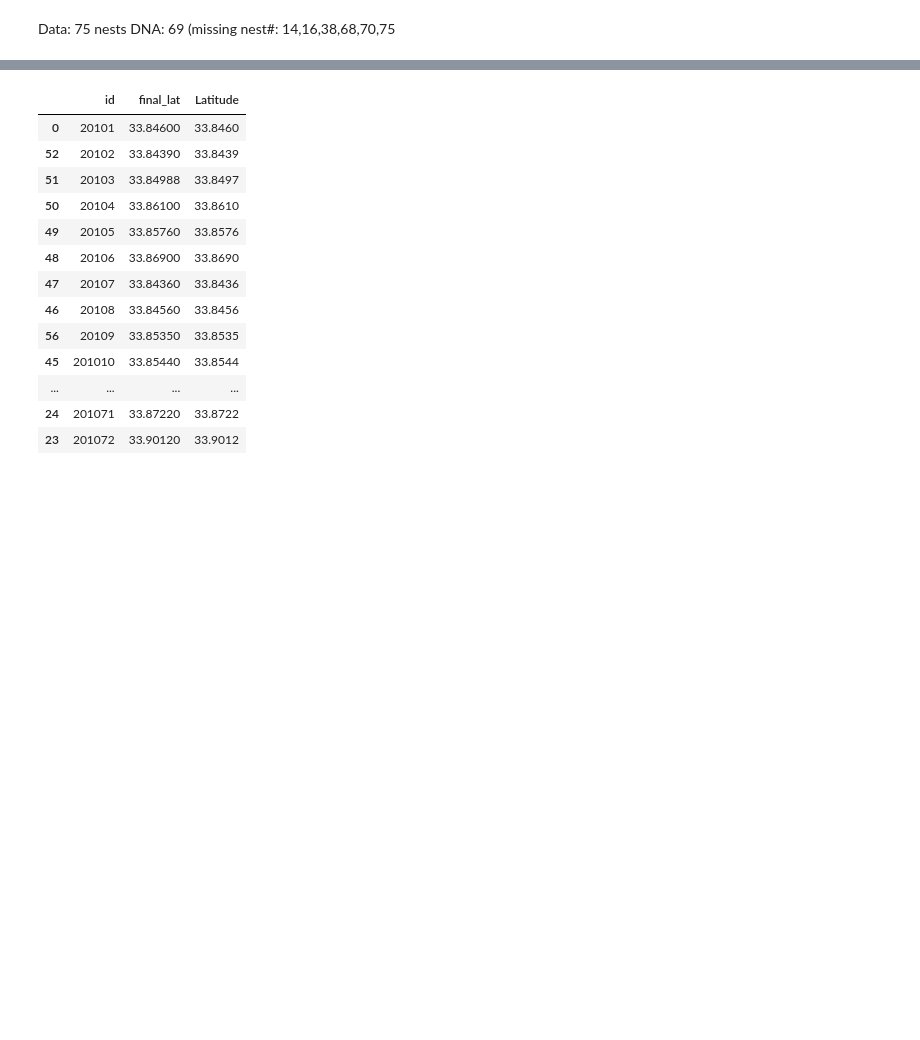
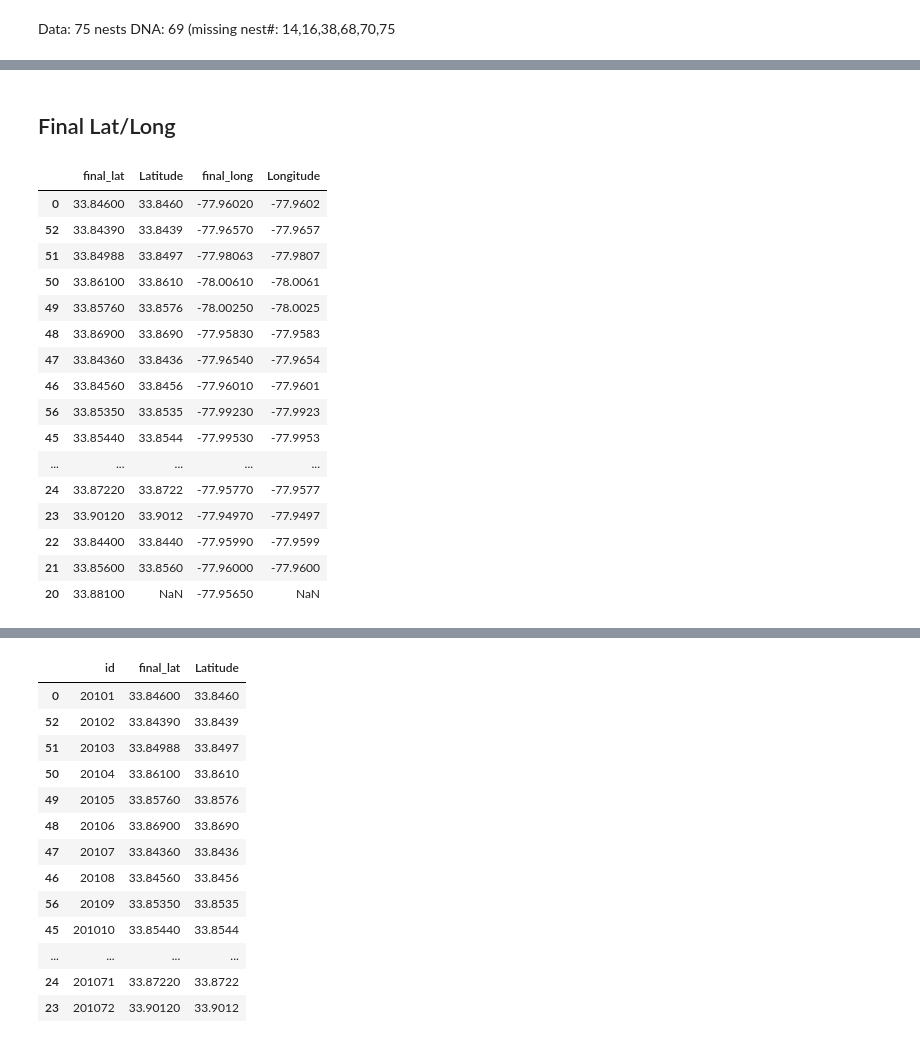
Before and after one commit to Chemmy96/BHIC, a Jupyter notebook: MergedSet.ipynb, the cells around one changed output, grey strips where cells are left out. Saved outputs shown, nothing was run; the diff lists cells and outputs as text; code cells hidden in the pictures; blank space fills up the shorter version.

```diff
--- a/MergedSet.ipynb
+++ b/MergedSet.ipynb
@@ -30,0 +101,10 @@ dna_filtered.head(1)
+# %%
+data_filtered['yearstr'] = data_filtered['year']
+data_filtered['yearstr'] = data_filtered['yearstr'].astype(int)
+data_filtered['yearstr'] = data_filtered['yearstr'].astype(str)
+data_filtered['neststr'] = data_filtered['Nest']
+data_filtered['neststr'] = data_filtered['neststr'].astype(str)
+
+data_filtered['id'] = data_filtered['yearstr'] + data_filtered['neststr']
+data_filtered = data_filtered.drop(['yearstr','neststr'], axis=1)
+data_filtered.head(1)
@@ -30,0 +114,9 @@ dna_filtered.head(1)
+# %%
+dna_filtered['yearstr'] = dna_filtered['Year']
+dna_filtered['yearstr'] = dna_filtered['yearstr'].astype(str)
+dna_filtered['neststr'] = dna_filtered['Nest..']
+dna_filtered['neststr'] = dna_filtered['neststr'].astype(str)
+
+dna_filtered['id'] = dna_filtered['yearstr'] + dna_filtered['neststr']
+dna_filtered = dna_filtered.drop(['yearstr','neststr'], axis=1)
+dna_filtered.head(1)
@@ -90,0 +167,22 @@ DNA: 69 (missing nest#: 14,16,38,68,70,75
+# %% [markdown]
+## Final Lat/Long
+# %%
+merge10[['final_lat','Latitude','final_long','Longitude']]
+# %% [output]
+|  | final_lat | Latitude | final_long | Longitude |
+| 0 | 33.84600 | 33.8460 | -77.96020 | -77.9602 |
+| 52 | 33.84390 | 33.8439 | -77.96570 | -77.9657 |
+| 51 | 33.84988 | 33.8497 | -77.98063 | -77.9807 |
+| 50 | 33.86100 | 33.8610 | -78.00610 | -78.0061 |
+| 49 | 33.85760 | 33.8576 | -78.00250 | -78.0025 |
+| 48 | 33.86900 | 33.8690 | -77.95830 | -77.9583 |
+| 47 | 33.84360 | 33.8436 | -77.96540 | -77.9654 |
+| 46 | 33.84560 | 33.8456 | -77.96010 | -77.9601 |
+| 56 | 33.85350 | 33.8535 | -77.99230 | -77.9923 |
+| 45 | 33.85440 | 33.8544 | -77.99530 | -77.9953 |
+| ... | ... | ... | ... | ... |
+| 24 | 33.87220 | 33.8722 | -77.95770 | -77.9577 |
+| 23 | 33.90120 | 33.9012 | -77.94970 | -77.9497 |
+| 22 | 33.84400 | 33.8440 | -77.95990 | -77.9599 |
+| 21 | 33.85600 | 33.8560 | -77.96000 | -77.9600 |
+| 20 | 33.88100 | NaN | -77.95650 | NaN |
```
Also changed, not shown: parts of 121 cells of this notebook.
